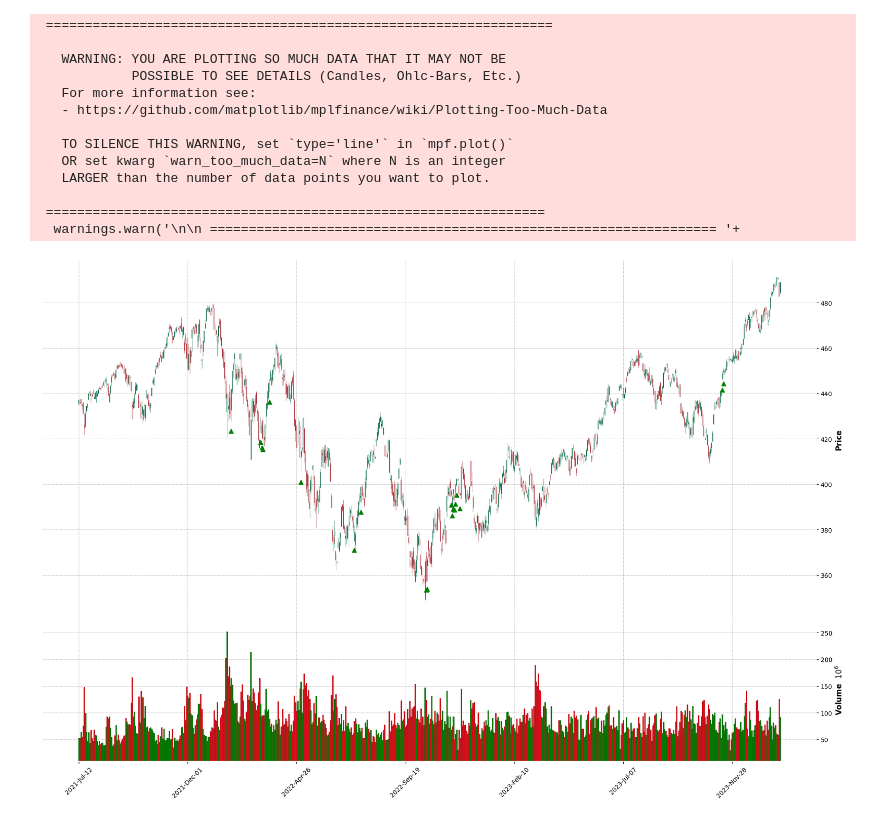
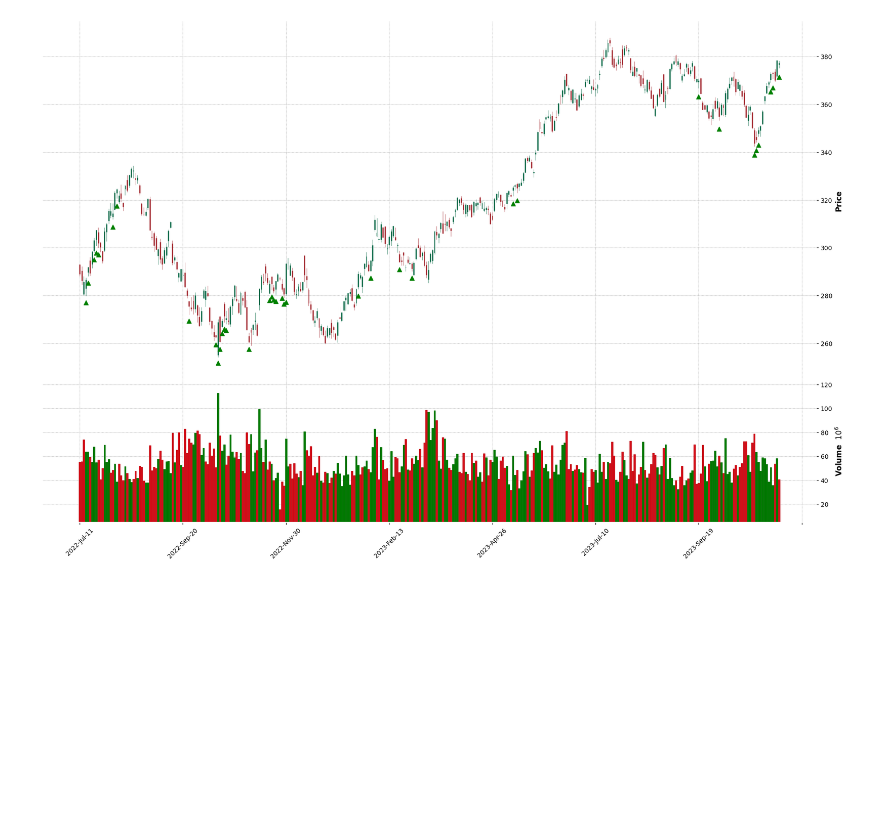
Before and after one commit to jxch-capital/capital-features-learning, a Jupyter notebook: notebooks/v8.40.240.i5.e20f.lstm1.sp22y1d.20240203.ipynb, the cells around one changed output. Drawn from its saved outputs; the diff is of its cells as text; code cells hidden in the pictures; blank space fills up the shorter version.

```diff
--- a/notebooks/v8.40.240.i5.e20f.lstm1.sp22y1d.20240203.ipynb
+++ b/notebooks/v8.40.240.i5.e20f.lstm1.sp22y1d.20240203.ipynb
@@ -48,8 +48,8 @@ plt.show()
 model_ud = keras.models.load_model(model_tf_dir_file)
 scaler_ud = joblib.load(scaler_save_file)
 # %%
-prediction_data = cf.get_prediction_data(cf.docker_prediction_data_url, train_config_id=7, start="2021-07-11", end=datetime.now().strftime("%Y-%m-%d"), code='SPY')
-kline = cf.get_kline_histroy(cf.docker_kline_history_url, code="SPY", start="2021-07-11", end=datetime.now().strftime("%Y-%m-%d"))
+prediction_data = cf.get_prediction_data(cf.docker_prediction_data_url, train_config_id=1585649, start="2022-07-11", end="2023-11-14")
+kline = cf.get_kline_histroy(cf.docker_kline_history_url, start="2022-07-11", end="2023-11-14", code='QQQ')
 df = cf.his_to_df(kline)
 # %%
 X_prediction_scaled = train.to_prediction_scaled(prediction_data, scaler_ud)
@@ -59,25 +59,12 @@ Y_ud_prediction = model_ud.predict(X_prediction_scaled)
 # %%
 predictions_ud_series = pd.Series(Y_ud_prediction.flatten(), index=df.index)
 buy_signals = np.full(df.shape[0], np.nan)  # 含 NaN 的数组，与 df 的长度一致
-buy_signals[predictions_ud_series > 0.99] = df['low'][predictions_ud_series > 0.99] * 0.99
+buy_signals[predictions_ud_series > 0.9] = df['low'][predictions_ud_series > 0.9] * 0.99
 buy_markers = mpf.make_addplot(buy_signals, type='scatter', markersize=50, marker='^', color='g')
 
 mpf.plot(df, type='candle', style='charles', addplot=[buy_markers], volume=True, figsize=(24, 16))
 # %% [output]
- =================================================================
-
-   WARNING: YOU ARE PLOTTING SO MUCH DATA THAT IT MAY NOT BE
-            POSSIBLE TO SEE DETAILS (Candles, Ohlc-Bars, Etc.)
-   For more information see:
-   - https://github.com/matplotlib/mplfinance/wiki/Plotting-Too-Much-Data
-
-   TO SILENCE THIS WARNING, set `type='line'` in `mpf.plot()`
-   OR set kwarg `warn_too_much_data=N` where N is an integer
-   LARGER than the number of data points you want to plot.
-
- ================================================================
-  warnings.warn('\n\n ================================================================= '+
-[figure, old version]
+[figure, new version]
 # %%
 model_ud, callbacks_ud = train.get_model(5, 40, model_name, 1.5625e-05)
 model_ud.load_weights('./epoch/'+model_name+'/epoch_531.ckpt')
```
Also changed, not shown: parts of 1 cell of this notebook, 2 other files.
